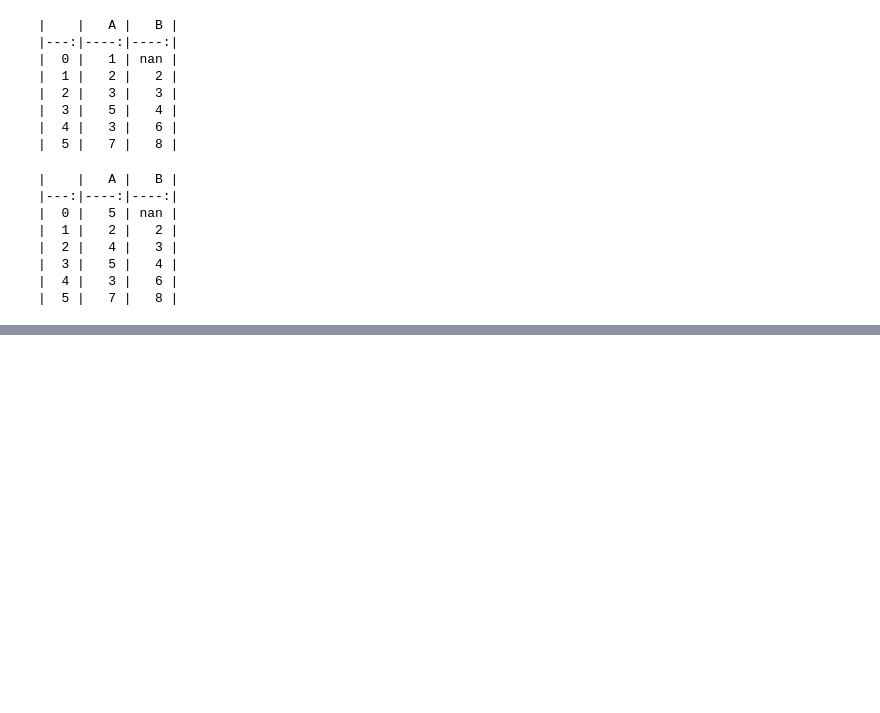
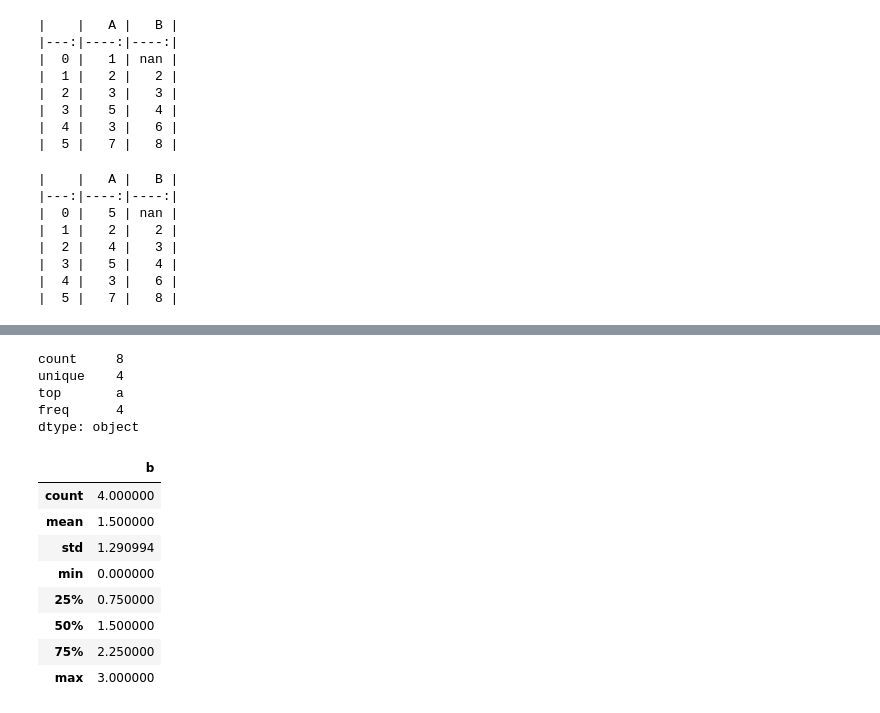
Before and after one commit to galaxy1014/ML_module_summary, a Jupyter notebook: Pandas/Basic Function/Basic Functionality.ipynb, the cells around one changed output, grey strips where cells are left out. Drawn from its saved outputs; the diff is of its cells as text; code cells hidden in the pictures; blank space fills up the shorter version.

```diff
--- a/Pandas/Basic Function/Basic Functionality.ipynb
+++ b/Pandas/Basic Function/Basic Functionality.ipynb
@@ -666,0 +819,8 @@ print(b.to_markdown())
+# %%
+s.describe()
+# %% [output]
+count     8
+unique    4
+top       a
+freq      4
+dtype: object
@@ -666,0 +829,12 @@ print(b.to_markdown())
+# %%
+df.describe()
+# %% [output]
+|  | b |
+| count | 4.000000 |
+| mean | 1.500000 |
+| std | 1.290994 |
+| min | 0.000000 |
+| 25% | 0.750000 |
+| 50% | 1.500000 |
+| 75% | 2.250000 |
+| max | 3.000000 |
```
Also changed, not shown: parts of 31 cells of this notebook.
